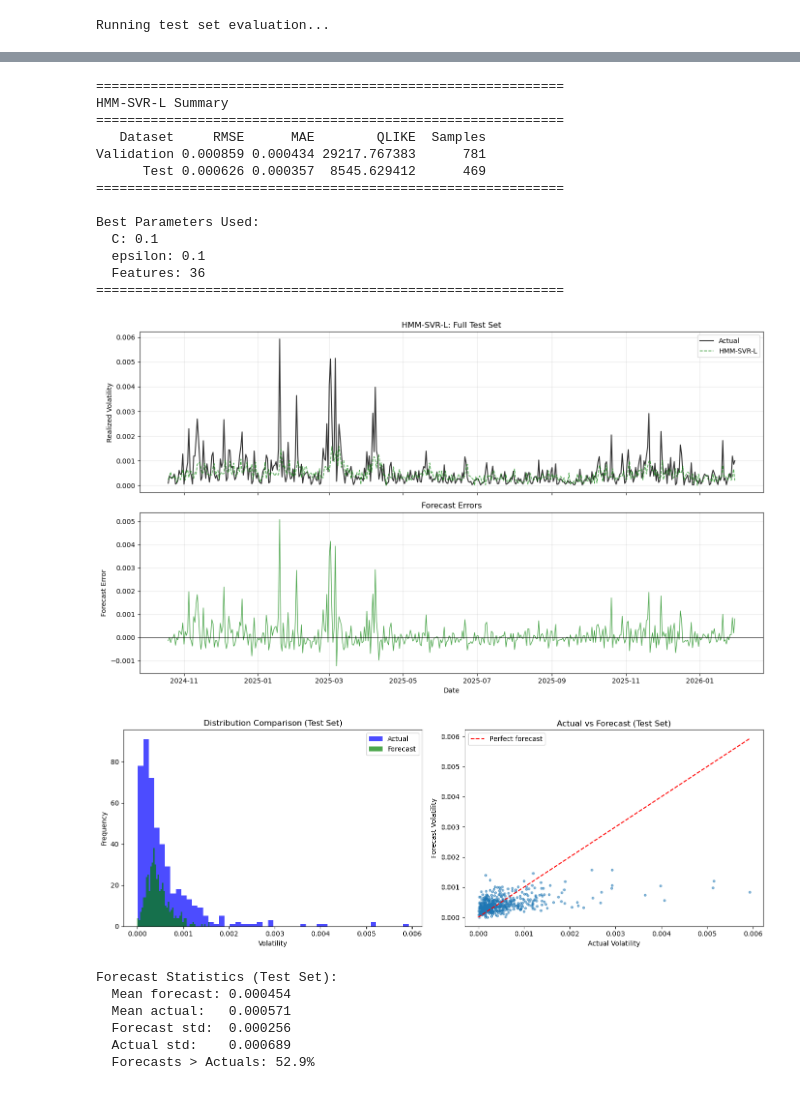
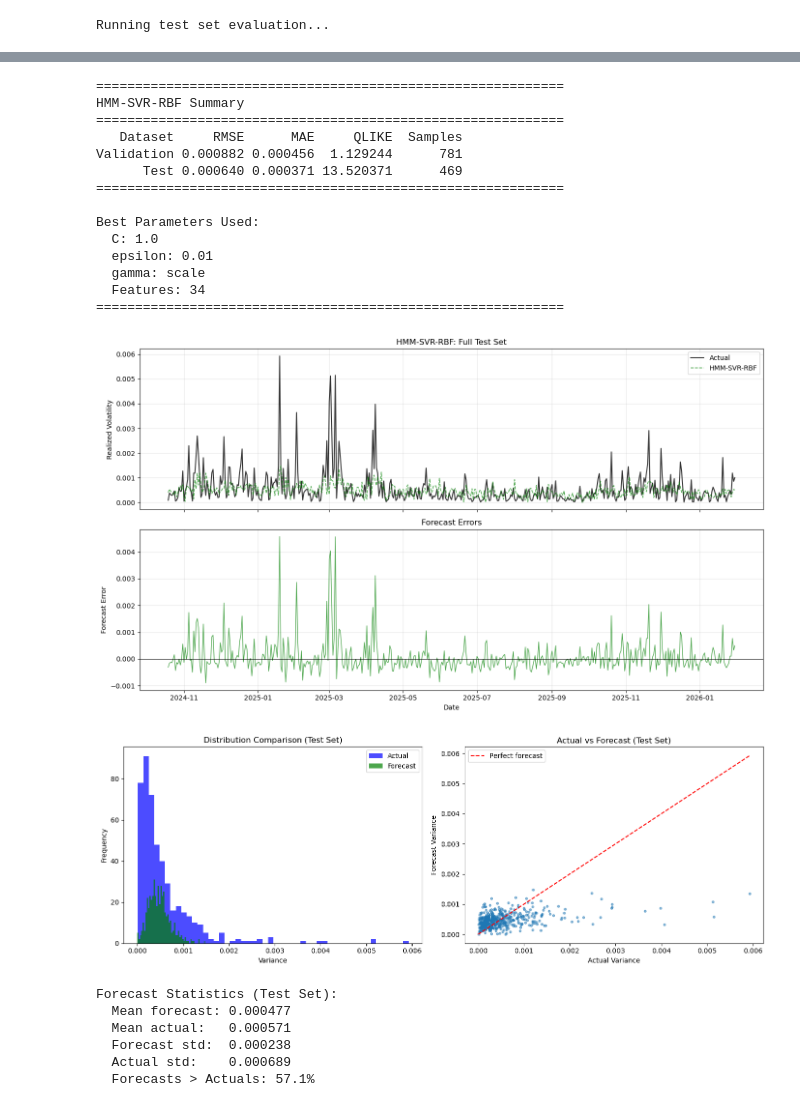
Before and after one commit to Therulow/DSE4211-GRP13, a Jupyter notebook: 2_step_hmm_model/hmm_svr_rbf_var.ipynb, the cells around one changed output, grey strips where cells are left out. Drawn from its saved outputs; the diff is of its cells as text; code cells hidden in the pictures.

```diff
--- a/2_step_hmm_model/hmm_svr_rbf_var.ipynb
+++ b/2_step_hmm_model/hmm_svr_rbf_var.ipynb
@@ -87,3 +74,16 @@ max          0.057775          0.131250
+# %%
+# Define clipping
+# floor: rolling mean 5 for predicted variance
+#df_clean["var_floor_5"] = df_clean["target_var"].shift(1).rolling(5, min_periods=5).mean()
+# global upper bound
+upper_bound = df_clean["target_var"].quantile(0.995)
+
+#def clip_variance_pred(pred, floor_val, upper_bound):
+#    if pd.isna(floor_val):
+#        floor_val = 1e-8
+#    else:
+#        floor_val = max(1e-8, floor_val)
+#    return np.clip(pred, floor_val, upper_bound)
 # %%
 # 60/25/15 split
 total_len = len(df_clean)
@@ -219,14 +210,15 @@ Validation RMSE: 0.00091524
 ============================================================
 # %%
-best_C = 0.1
-best_epsilon = 0.1
+#best_C = 1.0
+#best_epsilon = 0.01
+#gamma = "scale"
 # %%
 val_preds = []
 val_actuals = []
 val_dates = []
 failures = 0
 
-print(f"\nRunning full validation with C={best_C}, epsilon={best_epsilon}...")
+print(f"\nRunning full validation with C={best_C}, epsilon={best_epsilon}, gamma={best_gamma}...")
 
 for i in range(val_start, val_end):
     if i < window_size:
@@ -247,12 +239,15 @@ for i in range(val_start, val_end):
         train_y_scaled = scaler_y.fit_transform(train_y.reshape(-1, 1)).ravel()
         test_X_scaled = scaler_X.transform(test_X)
 
-        model = SVR(kernel='linear', C=best_C, epsilon=best_epsilon)
+        model = SVR(kernel='rbf', C=best_C, epsilon=best_epsilon, gamma = best_gamma)
         model.fit(train_X_scaled, train_y_scaled)
 
         pred_scaled = model.predict(test_X_scaled)[0]
         pred = scaler_y.inverse_transform([[pred_scaled]])[0, 0]
-        pred = np.clip(pred, 0, 0.15)
+        #clip
+        pred_scaled = model.predict(test_X_scaled)[0]
+        pred = scaler_y.inverse_transform([[pred_scaled]])[0, 0]
+        pred = np.clip(pred, 1e-7, upper_bound)
 
         val_preds.append(pred)
         val_actuals.append(target_val)
@@ -260,7 +255,7 @@ for i in range(val_start, val_end):
 
     except:
         failures += 1
-        fallback = val_preds[-1] if val_preds else 0.02
+        fallback = val_preds[-1] if val_preds else 0
         val_preds.append(fallback)
         val_actuals.append(target_val)
         val_dates.append(current_date)
@@ -315,12 +310,15 @@ for i in range(test_start, total_len):
         train_y_scaled = scaler_y.fit_transform(train_y.reshape(-1, 1)).ravel()
         test_X_scaled = scaler_X.transform(test_X)
 
-        model = SVR(kernel='linear', C=best_C, epsilon=best_epsilon)
+        model = SVR(kernel='rbf', C=best_C, epsilon=best_epsilon, gamma = best_gamma)
         model.fit(train_X_scaled, train_y_scaled)
 
         pred_scaled = model.predict(test_X_scaled)[0]
         pred = scaler_y.inverse_transform([[pred_scaled]])[0, 0]
-        pred = np.clip(pred, 0, 0.15)
+        #clip
+        pred_scaled = model.predict(test_X_scaled)[0]
+        pred = scaler_y.inverse_transform([[pred_scaled]])[0, 0]
+        pred = np.clip(pred, 1e-7, upper_bound)
 
         test_preds.append(pred)
         test_actuals.append(target_val)
@@ -328,7 +326,7 @@ for i in range(test_start, total_len):
 
     except:
         failures_test += 1
-        fallback = test_preds[-1] if test_preds else 0.02
+        fallback = test_preds[-1] if test_preds else 0
         test_preds.append(fallback)
         test_actuals.append(target_val)
         test_dates.append(current_date)
@@ -365,13 +363,14 @@ summary = pd.DataFrame({
 })
 
 print("\n" + "="*60)
-print("HMM-SVR-L Summary")
+print("HMM-SVR-RBF Summary")
 print("="*60)
 print(summary.to_string(index=False))
 print("="*60)
 print(f"\nBest Parameters Used:")
 print(f"  C: {best_C}")
 print(f"  epsilon: {best_epsilon}")
+print(f"  gamma: {best_gamma}")
 print(f"  Features: {len(svr_features)}")
 print("="*60)
 
@@ -391,54 +390,55 @@ test_results = pd.DataFrame({
 })
 # %% [output]
 ============================================================
-HMM-SVR-L Summary
+HMM-SVR-RBF Summary
 ============================================================
-   Dataset     RMSE      MAE        QLIKE  Samples
-Validation 0.000859 0.000434 29217.767383      781
-      Test 0.000626 0.000357  8545.629412      469
+   Dataset     RMSE      MAE     QLIKE  Samples
+Validation 0.000882 0.000456  1.129244      781
+      Test 0.000640 0.000371 13.520371      469
 ============================================================
 
 Best Parameters Used:
-  C: 0.1
-  epsilon: 0.1
-  Features: 36
+  C: 1.0
+  epsilon: 0.01
+  gamma: scale
+  Features: 34
 ============================================================
 # %%
 fig, axes = plt.subplots(2, 1, figsize=(14, 8), sharex=True)
 
 plot_n = len(test_actuals)
 plot_dates = test_dates[-plot_n:]
 plot_actuals = test_actuals[-plot_n:]
 plot_forecasts = test_preds[-plot_n:]
 
 # Panel 1: Actual vs Forecast
 axes[0].plot(plot_dates, plot_actuals, label='Actual', color='black', linewidth=1.5, alpha=0.8)
-axes[0].plot(plot_dates, plot_forecasts, label='HMM-SVR-L', color='green', linewidth=1.2, alpha=0.7, linestyle='--')
+axes[0].plot(plot_dates, plot_forecasts, label='HMM-SVR-RBF', color='green', linewidth=1.2, alpha=0.7, linestyle='--')
 axes[0].set_ylabel('Realized Volatility')
-axes[0].set_title(f'HMM-SVR-L: Full Test Set')
+axes[0].set_title(f'HMM-SVR-RBF: Full Test Set')
 axes[0].legend(loc='upper right')
 axes[0].grid(True, alpha=0.3)
 
 # Panel 2: Forecast Errors
 errors = plot_actuals - plot_forecasts
 axes[1].plot(plot_dates, errors, color='green', linewidth=1, alpha=0.7)
 axes[1].axhline(y=0, color='black', linestyle='-', linewidth=0.8)
 axes[1].set_ylabel('Forecast Error')
 axes[1].set_xlabel('Date')
 axes[1].set_title('Forecast Errors')
 axes[1].grid(True, alpha=0.3)
 
 plt.tight_layout()
 plt.show()
 # %% [output]
-[figure, old version]
+[figure, new version]
 # %%
 fig, axes = plt.subplots(1, 2, figsize=(14, 5))
 
 # Distribution comparison
 axes[0].hist(test_actuals, bins=50, alpha=0.7, label='Actual', color='blue')
 axes[0].hist(test_preds, bins=50, alpha=0.7, label='Forecast', color='green')
-axes[0].set_xlabel('Volatility')
+axes[0].set_xlabel('Variance')
 axes[0].set_ylabel('Frequency')
 axes[0].set_title('Distribution Comparison (Test Set)')
 axes[0].legend()
@@ -446,8 +446,8 @@ axes[0].legend()
 # Actual vs Forecast scatter
 axes[1].scatter(test_actuals, test_preds, alpha=0.5, s=10)
 axes[1].plot([0, test_actuals.max()], [0, test_actuals.max()], 'r--', label='Perfect forecast')
-axes[1].set_xlabel('Actual Volatility')
-axes[1].set_ylabel('Forecast Volatility')
+axes[1].set_xlabel('Actual Variance')
+axes[1].set_ylabel('Forecast Variance')
 axes[1].set_title('Actual vs Forecast (Test Set)')
 axes[1].legend()
 
@@ -461,10 +461,10 @@ print(f"  Forecast std:  {test_preds.std():.6f}")
 print(f"  Actual std:    {test_actuals.std():.6f}")
 print(f"  Forecasts > Actuals: {(test_preds > test_actuals).mean()*100:.1f}%")
 # %% [output]
-[figure, old version]
+[figure, new version]
 Forecast Statistics (Test Set):
-  Mean forecast: 0.000454
+  Mean forecast: 0.000477
   Mean actual:   0.000571
-  Forecast std:  0.000256
+  Forecast std:  0.000238
   Actual std:    0.000689
-  Forecasts > Actuals: 52.9%
+  Forecasts > Actuals: 57.1%
```
Also changed, not shown: parts of 8 cells of this notebook.
